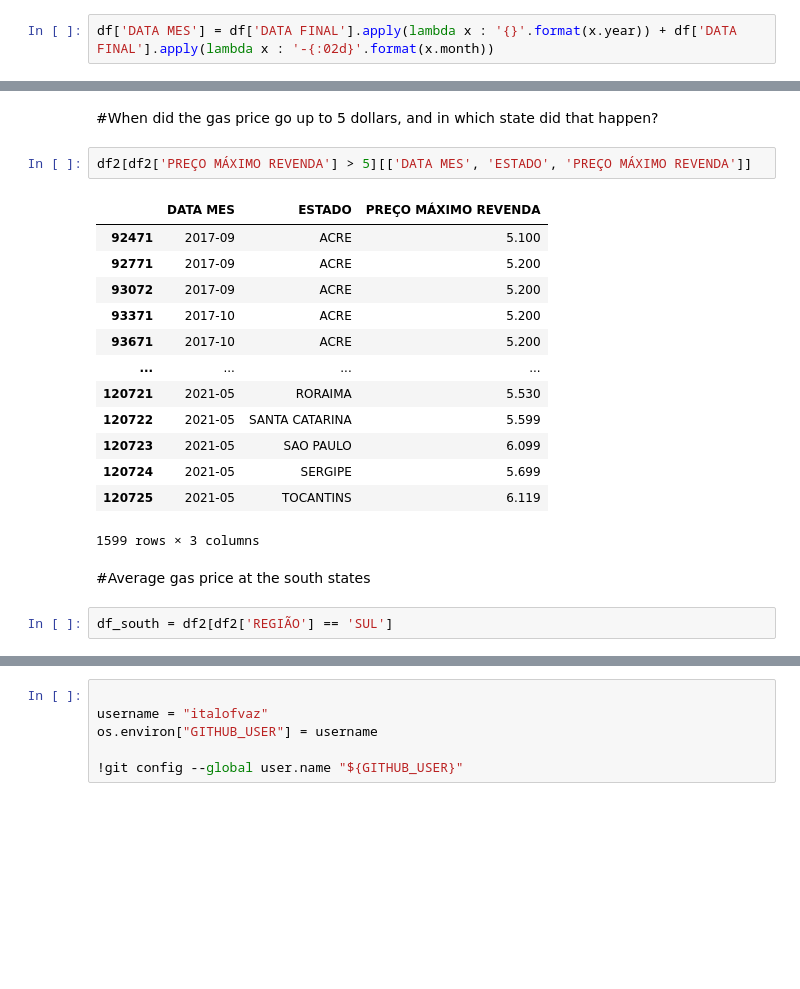
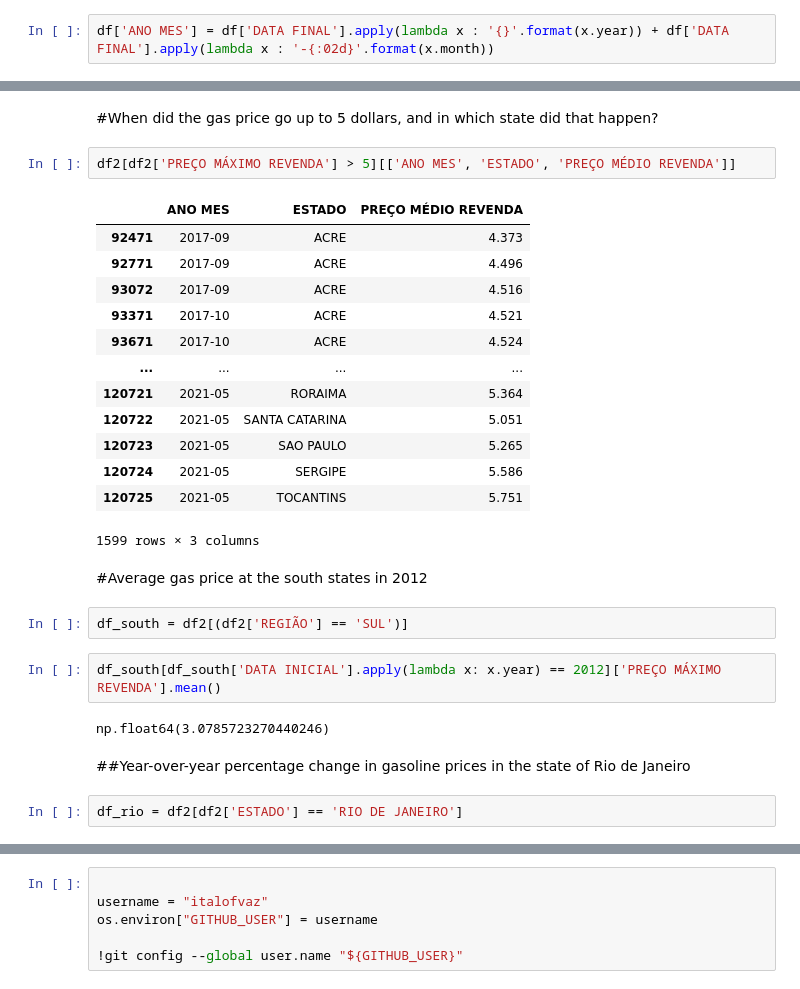
Before and after one commit to italofvaz/gas_price_brazil, a Jupyter notebook: eda_gas_price_brazil-5.ipynb, the cells around one changed output, grey strips where cells are left out. Drawn from its saved outputs; the diff is of its cells as text; blank space fills up the shorter version.

Commit message:
percent price analisys

```diff
--- a/eda_gas_price_brazil.ipynb
+++ b/eda_gas_price_brazil-5.ipynb
@@ -102,5 +101,5 @@ dtype: object
 df['DATA INICIAL'] = pd.to_datetime(df['DATA INICIAL'])
 df['DATA FINAL'] = pd.to_datetime(df['DATA FINAL'])
 # %%
-df['DATA MES'] = df['DATA FINAL'].apply(lambda x : '{}'.format(x.year)) + df['DATA FINAL'].apply(lambda x : '-{:02d}'.format(x.month))
+df['ANO MES'] = df['DATA FINAL'].apply(lambda x : '{}'.format(x.year)) + df['DATA FINAL'].apply(lambda x : '-{:02d}'.format(x.month))
 # %%
@@ -186,22 +185,30 @@ np.float64(2.40325)
 # %% [markdown]
 #When did the gas price go up to 5 dollars, and in which state did that happen?
 # %%
-df2[df2['PREÇO MÁXIMO REVENDA'] > 5][['DATA MES', 'ESTADO', 'PREÇO MÁXIMO REVENDA']]
+df2[df2['PREÇO MÁXIMO REVENDA'] > 5][['ANO MES', 'ESTADO', 'PREÇO MÉDIO REVENDA']]
 # %% [output]
-|  | DATA MES | ESTADO | PREÇO MÁXIMO REVENDA |
-| 92471 | 2017-09 | ACRE | 5.100 |
-| 92771 | 2017-09 | ACRE | 5.200 |
-| 93072 | 2017-09 | ACRE | 5.200 |
-| 93371 | 2017-10 | ACRE | 5.200 |
-| 93671 | 2017-10 | ACRE | 5.200 |
+|  | ANO MES | ESTADO | PREÇO MÉDIO REVENDA |
+| 92471 | 2017-09 | ACRE | 4.373 |
+| 92771 | 2017-09 | ACRE | 4.496 |
+| 93072 | 2017-09 | ACRE | 4.516 |
+| 93371 | 2017-10 | ACRE | 4.521 |
+| 93671 | 2017-10 | ACRE | 4.524 |
 | ... | ... | ... | ... |
-| 120721 | 2021-05 | RORAIMA | 5.530 |
-| 120722 | 2021-05 | SANTA CATARINA | 5.599 |
-| 120723 | 2021-05 | SAO PAULO | 6.099 |
-| 120724 | 2021-05 | SERGIPE | 5.699 |
-| 120725 | 2021-05 | TOCANTINS | 6.119 |
+| 120721 | 2021-05 | RORAIMA | 5.364 |
+| 120722 | 2021-05 | SANTA CATARINA | 5.051 |
+| 120723 | 2021-05 | SAO PAULO | 5.265 |
+| 120724 | 2021-05 | SERGIPE | 5.586 |
+| 120725 | 2021-05 | TOCANTINS | 5.751 |
 1599 rows × 3 columns
 # %% [markdown]
-#Average gas price at the south states
+#Average gas price at the south states in 2012
 # %%
-df_south = df2[df2['REGIÃO'] == 'SUL']
+df_south = df2[(df2['REGIÃO'] == 'SUL')]
+# %%
+df_south[df_south['DATA INICIAL'].apply(lambda x: x.year) == 2012]['PREÇO MÁXIMO REVENDA'].mean()
+# %% [output]
+np.float64(3.0785723270440246)
+# %% [markdown]
+##Year-over-year percentage change in gasoline prices in the state of Rio de Janeiro
+# %%
+df_rio = df2[df2['ESTADO'] == 'RIO DE JANEIRO']
```
Also changed, not shown: parts of 15 cells of this notebook.
